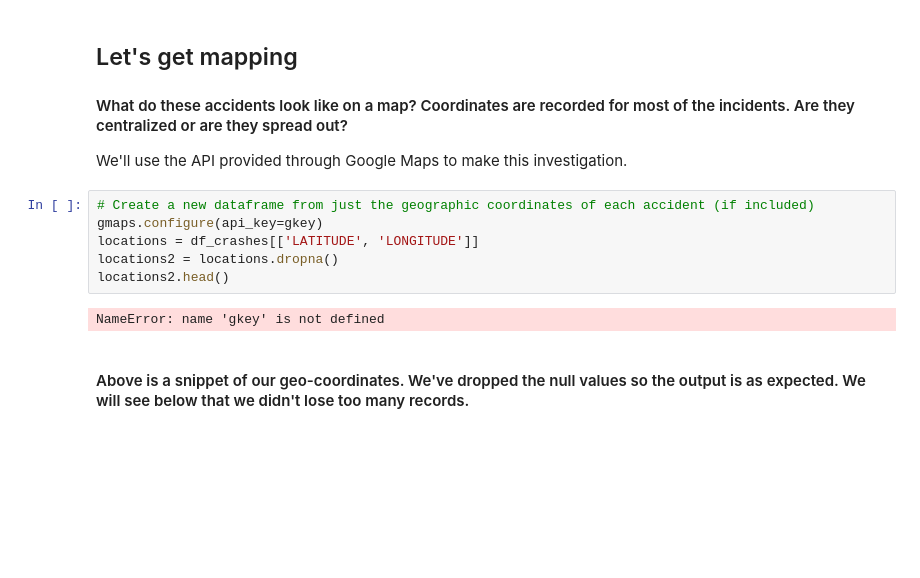
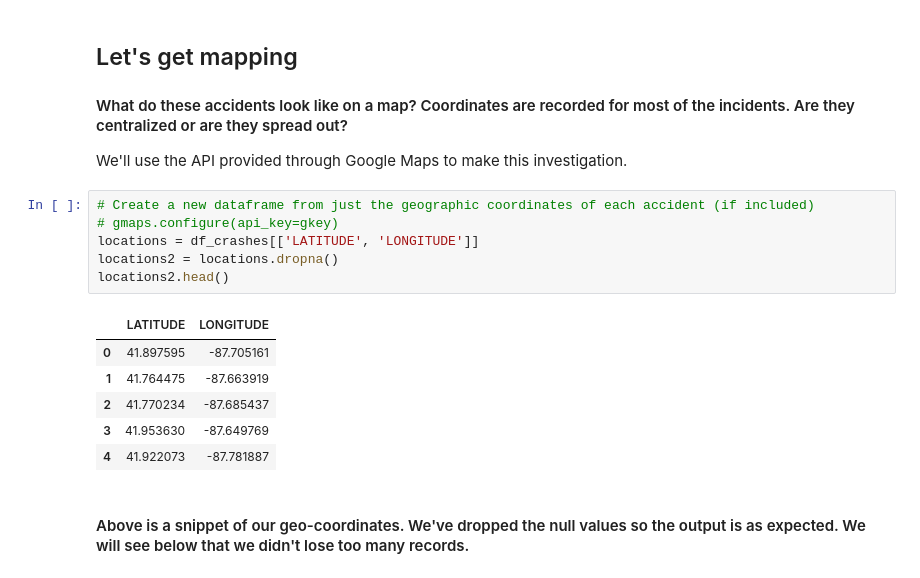
Before and after one commit to Bwig/Project_1, a Jupyter notebook: Analysis_Final.ipynb, the cells around one changed output. Saved outputs shown, nothing was run; the diff lists cells and outputs as text; blank space fills up the shorter version.

```diff
--- a/Analysis_Final.ipynb
+++ b/Analysis_Final.ipynb
@@ -246,12 +246,17 @@ As data becomes more available, and if the City decides it wants to keep its e-r
 We'll use the API provided through Google Maps to make this investigation.
 # %%
 # Create a new dataframe from just the geographic coordinates of each accident (if included)
-gmaps.configure(api_key=gkey)
+# gmaps.configure(api_key=gkey)
 locations = df_crashes[['LATITUDE', 'LONGITUDE']]
 locations2 = locations.dropna()
 locations2.head()
 # %% [output]
-NameError: name 'gkey' is not defined
+|  | LATITUDE | LONGITUDE |
+| 0 | 41.897595 | -87.705161 |
+| 1 | 41.764475 | -87.663919 |
+| 2 | 41.770234 | -87.685437 |
+| 3 | 41.953630 | -87.649769 |
+| 4 | 41.922073 | -87.781887 |
 # %% [markdown]
 #### Above is a snippet of our geo-coordinates. We've dropped the null values so the output is as expected. We will see below that we didn't lose too many records.
 # %%
```
Also changed, not shown: parts of 1 cell of this notebook.
